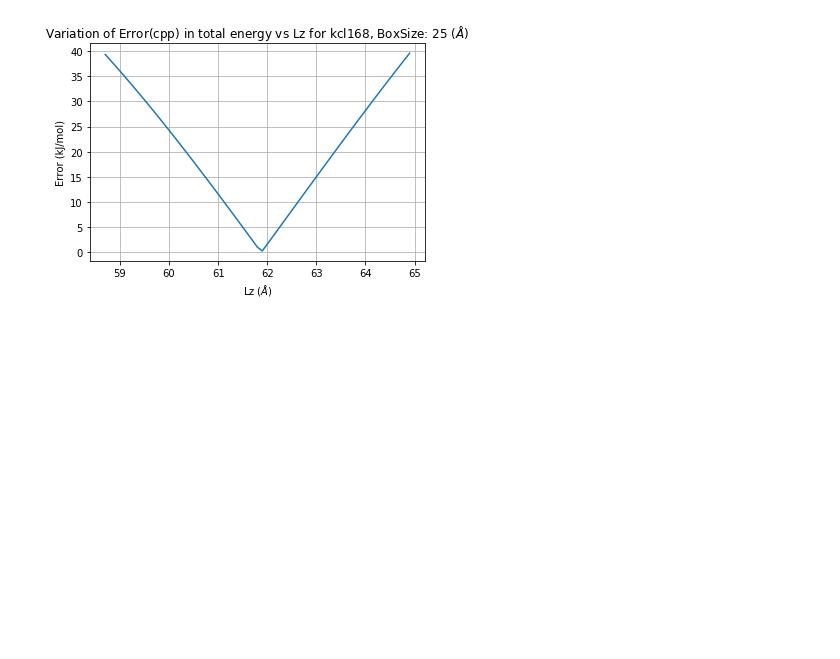
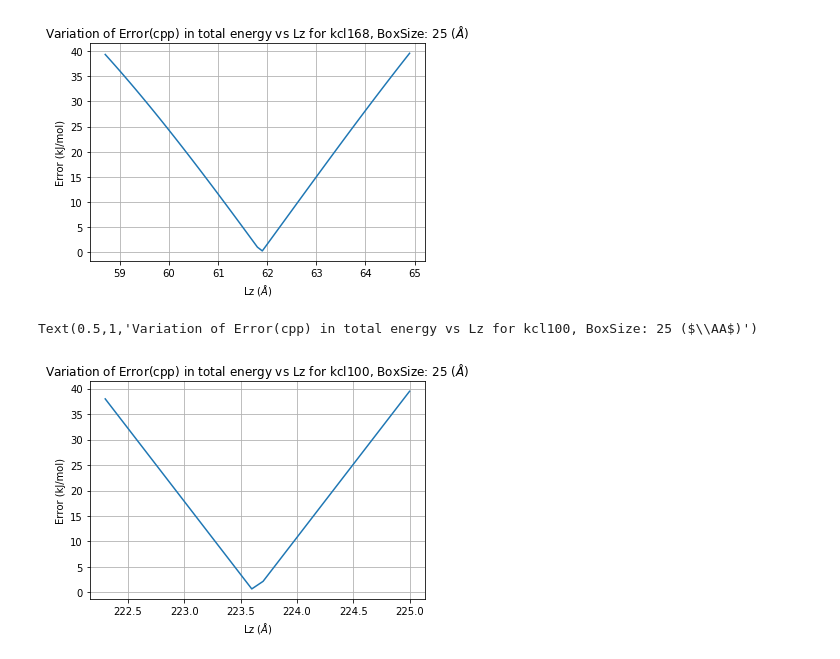
Before and after one commit to prateekkp20/3DEwald, a Jupyter notebook: run/ew3dc/script.ipynb, the cells around one changed output. Drawn from its saved outputs; the diff is of its cells as text; code cells hidden in the pictures; blank space fills up the shorter version.

Commit message:
kcl100 data

```diff
--- a/run/ew3dc/script.ipynb
+++ b/run/ew3dc/script.ipynb
@@ -10,6 +10,9 @@ kcl200['Error(lammps)'] = kcl200['Error(lammps)'].apply(lambda x: x*4.184)
 kcl168 = pd.read_csv('kcl168.csv',index_col=False)
 kcl168['Error(cpp)'] = kcl168['Error(cpp)'].apply(lambda x: x*4.184)
 kcl168['Error(lammps)'] = kcl168['Error(lammps)'].apply(lambda x: x*4.184)
+kcl100 = pd.read_csv('kcl100.csv',index_col=False)
+kcl100['Error(cpp)'] = kcl100['Error(cpp)'].apply(lambda x: x*4.184)
+kcl100['Error(lammps)'] = kcl100['Error(lammps)'].apply(lambda x: x*4.184)
 # kcl200_50 = pd.read_csv('kcl200_vary_Lz50.csv',index_col=False)
 # kcl200_35 = pd.read_csv('kcl200_vary_Lz35.csv',index_col=False)
 # newData25 = pd.read_csv('newData25.csv',index_col=False)
@@ -41,6 +44,15 @@ plt.title("Variation of Error(cpp) in total energy vs Lz for kcl168, BoxSize: 25
 # %% [output]
 Text(0.5,1,'Variation of Error(cpp) in total energy vs Lz for kcl168, BoxSize: 25 ($\\AA$)')
 [figure]
+# %%
+plt.plot('Lz','Error(cpp)',data=kcl100[kcl100['Error(cpp)']<40])
+plt.grid()
+plt.xlabel("Lz ($\AA$)")
+plt.ylabel("Error (kJ/mol)")
+plt.title("Variation of Error(cpp) in total energy vs Lz for kcl100, BoxSize: 25 ($\AA$)")
+# %% [output]
+Text(0.5,1,'Variation of Error(cpp) in total energy vs Lz for kcl100, BoxSize: 25 ($\\AA$)')
+[figure, added]
 # %%
 # plt.plot('Lz','Error(lammps)',data=newData25)
 # plt.grid()
```
